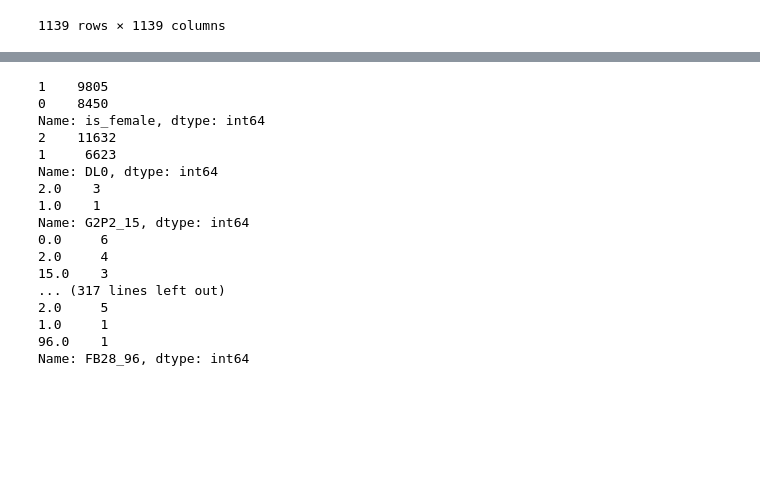
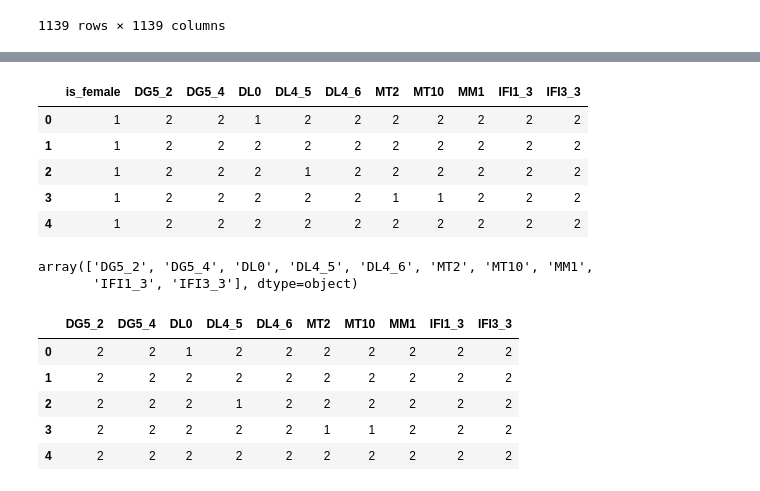
Before and after one commit to anntenna/WiDS-Competition, a Jupyter notebook: Predict Gender from survey responses.ipynb, the cells around one changed output, grey strips where cells are left out. Cells and saved outputs as stored; diff of their text form; code cells hidden in the pictures; blank space fills up the shorter version.

```diff
--- a/Predict Gender from survey responses.ipynb
+++ b/Predict Gender from survey responses.ipynb
@@ -96,25 +96,22 @@ Name: is_female, Length: 80, dtype: float64
 # %%
 imp_corr = _
-# %%
-for x in imp_corr.index:
-    print(train[x].value_counts())
-# %% [output]
-1    9805
-0    8450
-Name: is_female, dtype: int64
-2    11632
-1     6623
-Name: DL0, dtype: int64
-2.0    3
-1.0    1
-Name: G2P2_15, dtype: int64
-0.0     6
-2.0     4
-15.0    3
-... (317 lines left out)
-2.0     5
-1.0     1
-96.0    1
-Name: FB28_96, dtype: int64
+# %%
+from numpy import NaN
+train.replace(99, NaN, inplace=True)
+# %%
+imp_corr_star = []
+for x in imp_corr.index:
+    non_null = train[x].value_counts().sum()
+    if (non_null > 18000) and len(train[x].value_counts()) <= 2:
+        imp_corr_star.append(x)
 # %%
-X_small = train[['DL0','MT2','MT10']]
+X_small = train[imp_corr_star]
+# %%
+X_small.head()
+# %% [output]
+|  | is_female | DG5_2 | DG5_4 | DL0 | DL4_5 | DL4_6 | MT2 | MT10 | MM1 | IFI1_3 | IFI3_3 |
+| 0 | 1 | 2 | 2 | 1 | 2 | 2 | 2 | 2 | 2 | 2 | 2 |
+| 1 | 1 | 2 | 2 | 2 | 2 | 2 | 2 | 2 | 2 | 2 | 2 |
+| 2 | 1 | 2 | 2 | 2 | 1 | 2 | 2 | 2 | 2 | 2 | 2 |
+| 3 | 1 | 2 | 2 | 2 | 2 | 2 | 1 | 1 | 2 | 2 | 2 |
+| 4 | 1 | 2 | 2 | 2 | 2 | 2 | 2 | 2 | 2 | 2 | 2 |
@@ -121,3 +125,17 @@ X_small = train[['DL0','MT2','MT10']]
+# %%
+col_list
+# %% [output]
+array(['DG5_2', 'DG5_4', 'DL0', 'DL4_5', 'DL4_6', 'MT2', 'MT10', 'MM1',
+       'IFI1_3', 'IFI3_3'], dtype=object)
+# %%
+X_final.head()
+# %% [output]
+|  | DG5_2 | DG5_4 | DL0 | DL4_5 | DL4_6 | MT2 | MT10 | MM1 | IFI1_3 | IFI3_3 |
+| 0 | 2 | 2 | 1 | 2 | 2 | 2 | 2 | 2 | 2 | 2 |
+| 1 | 2 | 2 | 2 | 2 | 2 | 2 | 2 | 2 | 2 | 2 |
+| 2 | 2 | 2 | 2 | 1 | 2 | 2 | 2 | 2 | 2 | 2 |
+| 3 | 2 | 2 | 2 | 2 | 2 | 1 | 1 | 2 | 2 | 2 |
+| 4 | 2 | 2 | 2 | 2 | 2 | 2 | 2 | 2 | 2 | 2 |
 # %%
 from sklearn.linear_model import SGDClassifier
 # %%
```
Also changed, not shown: parts of 16 cells of this notebook.
